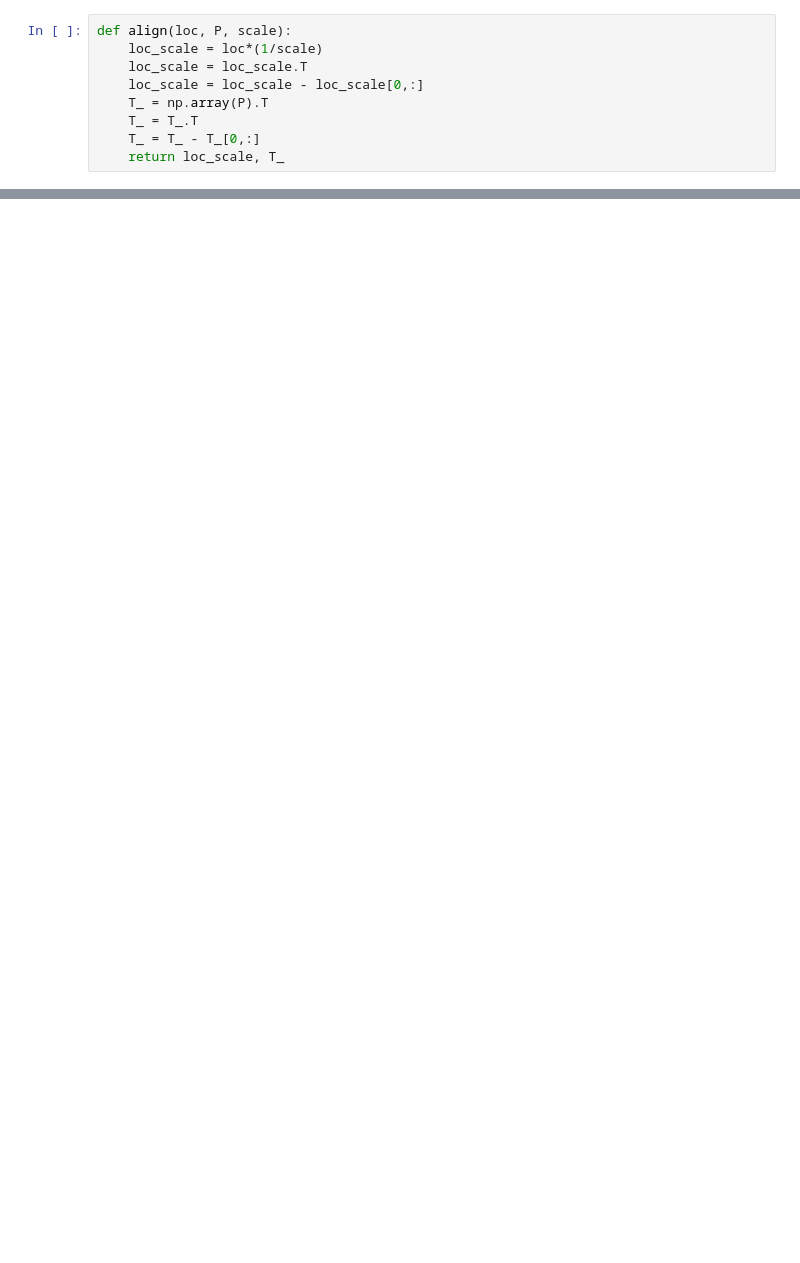
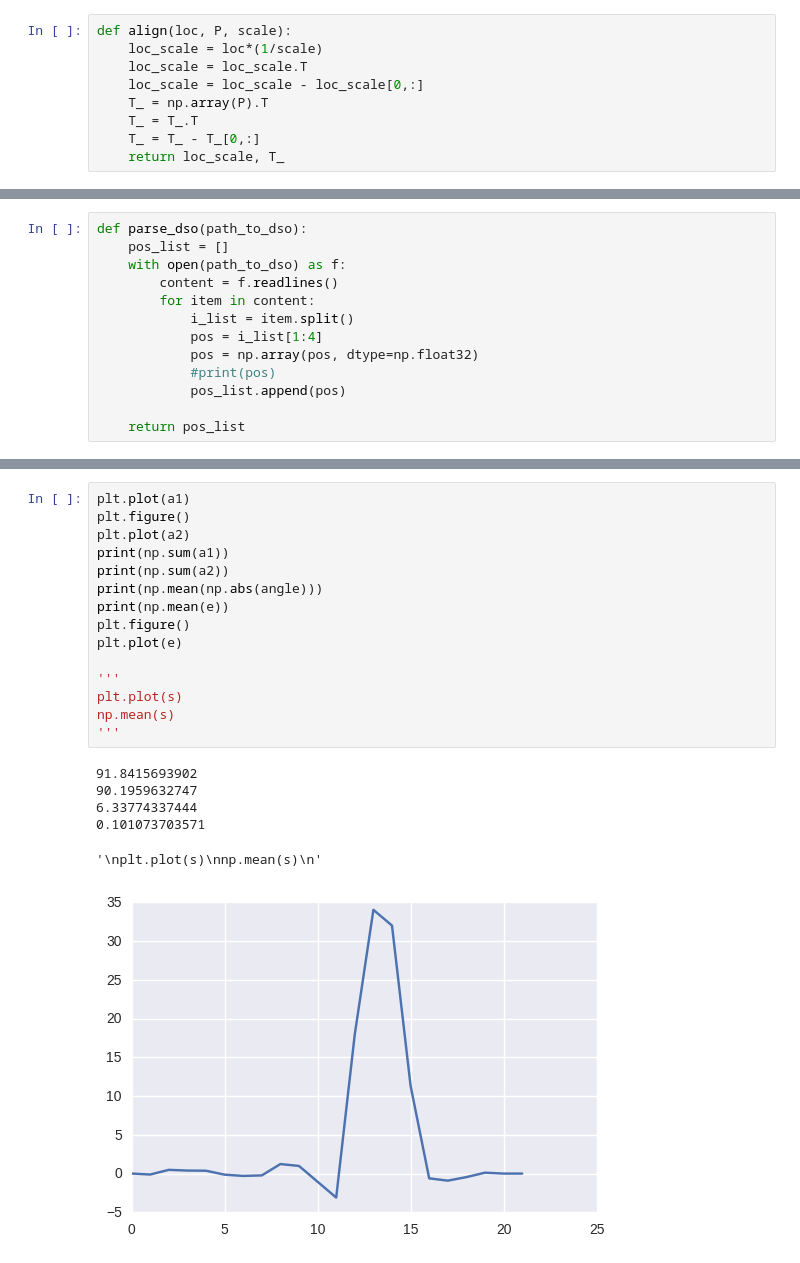
Before and after one commit to p-patil/OpenSfM, a Jupyter notebook: opensfm/car/evaluation.ipynb, the cells around one changed output, grey strips where cells are left out. Saved outputs shown, nothing was run; the diff lists cells and outputs as text; blank space fills up the shorter version.

```diff
--- a/opensfm/car/evaluation.ipynb
+++ b/opensfm/car/evaluation.ipynb
@@ -265,0 +401,13 @@ def rotate_gps(loc_scale, T_, Name):
+# %%
+def parse_dso(path_to_dso):
+    pos_list = []
+    with open(path_to_dso) as f:
+        content = f.readlines()
+        for item in content:
+            i_list = item.split()
+            pos = i_list[1:4]
+            pos = np.array(pos, dtype=np.float32)
+            #print(pos)
+            pos_list.append(pos)
+
+    return pos_list
@@ -349,0 +499,22 @@ AttributeError: 'module' object has no attribute 'flip'
+# %%
+plt.plot(a1)
+plt.figure()
+plt.plot(a2)
+print(np.sum(a1))
+print(np.sum(a2))
+print(np.mean(np.abs(angle)))
+print(np.mean(e))
+plt.figure()
+plt.plot(e)
+
+'''
+plt.plot(s)
+np.mean(s)
+'''
+# %% [output]
+91.8415693902
+90.1959632747
+6.33774337444
+0.101073703571
+'\nplt.plot(s)\nnp.mean(s)\n'
+[figure, added]
```
Also changed, not shown: parts of 17 cells of this notebook, 1 other file.
